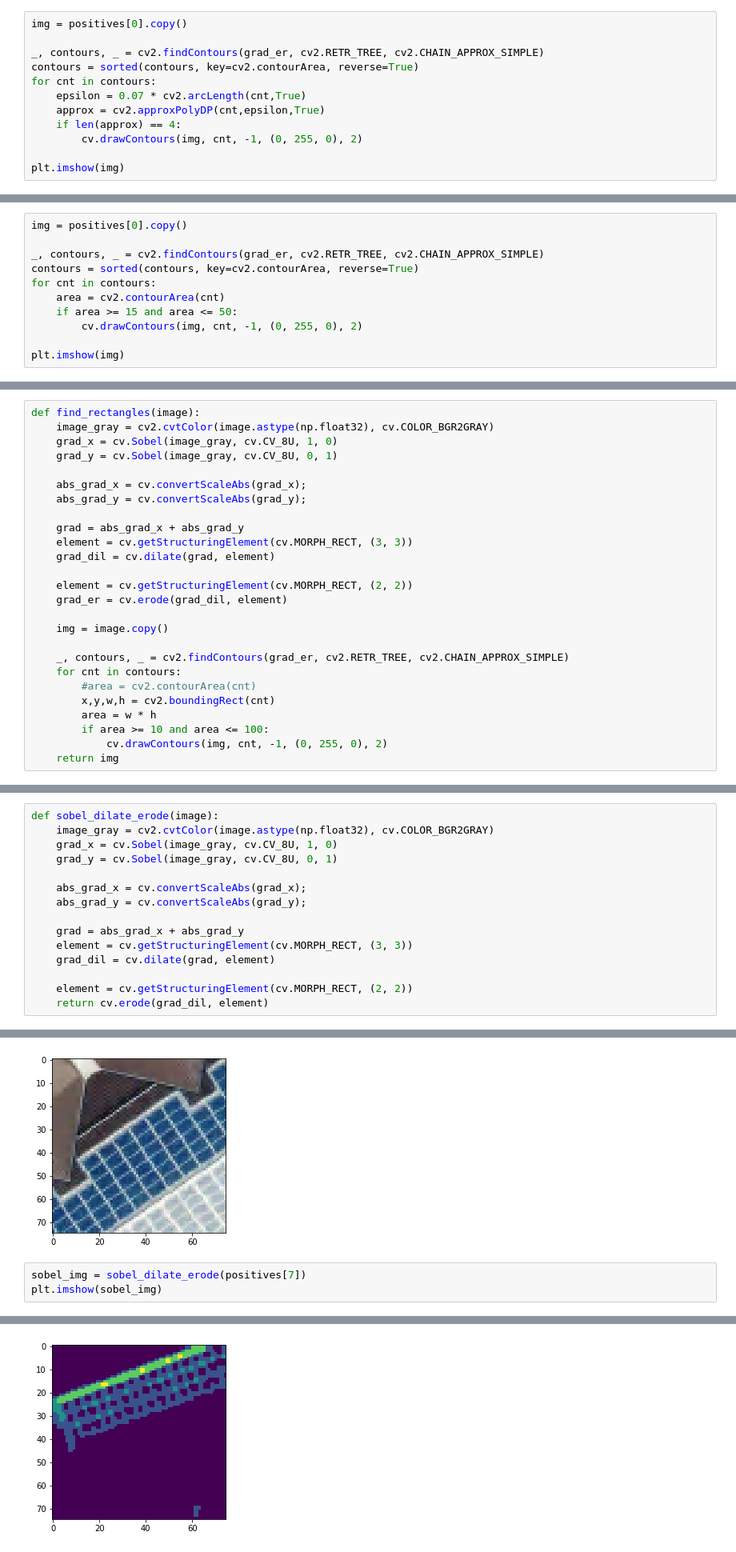
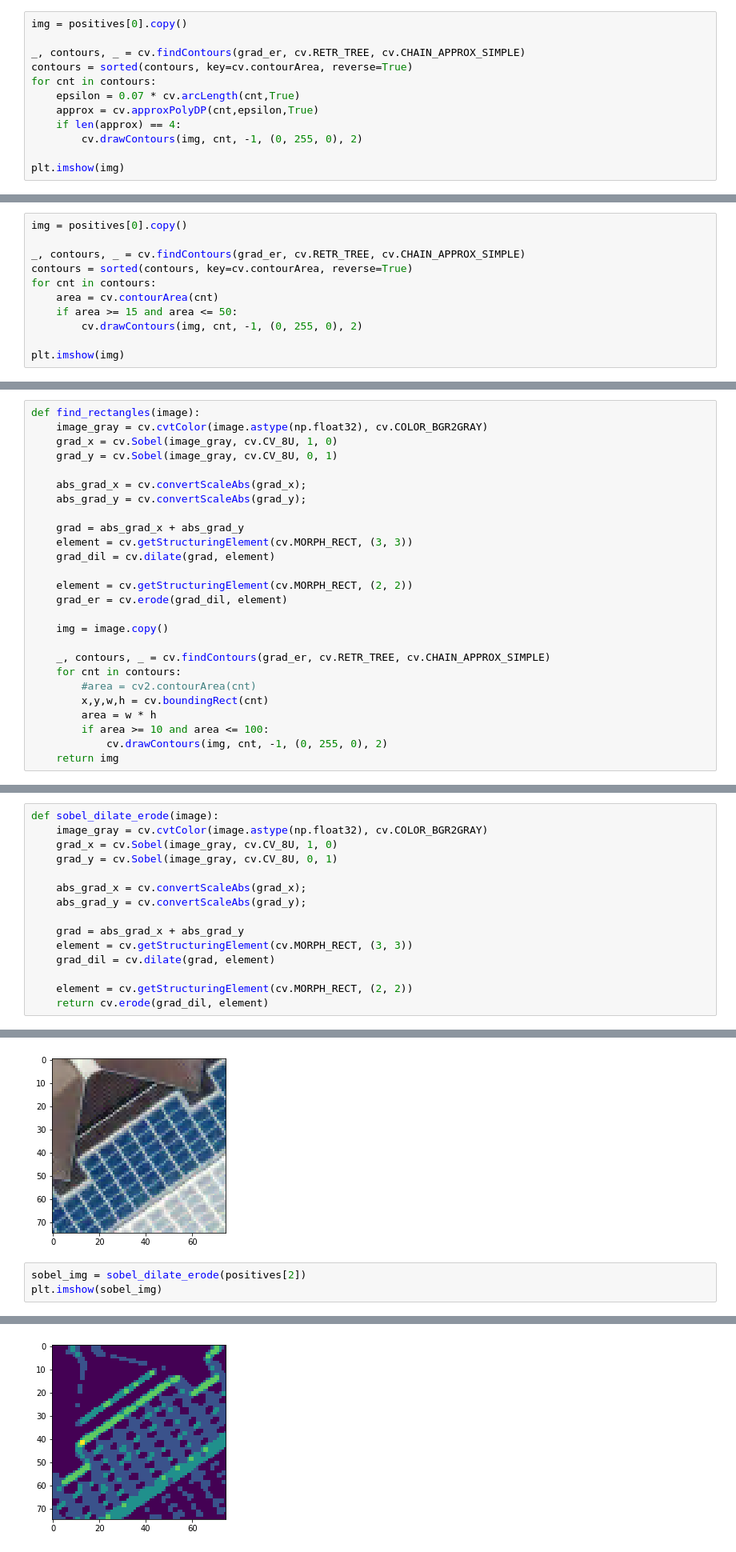
Before and after one commit to thinkpractice/DeepSolaris, a Jupyter notebook: OpenCV.ipynb, the cells around one changed output, grey strips where cells are left out. Shown at 80% size. Saved outputs shown, nothing was run; the diff lists cells and outputs as text.

```diff
--- a/OpenCV.ipynb
+++ b/OpenCV.ipynb
@@ -118,11 +118,11 @@ Clipping input data to the valid range for imshow with RGB data ([0..1] for floa
 # %%
 img = positives[0].copy()
 
-_, contours, _ = cv2.findContours(grad_er, cv2.RETR_TREE, cv2.CHAIN_APPROX_SIMPLE)
-contours = sorted(contours, key=cv2.contourArea, reverse=True)
+_, contours, _ = cv.findContours(grad_er, cv.RETR_TREE, cv.CHAIN_APPROX_SIMPLE)
+contours = sorted(contours, key=cv.contourArea, reverse=True)
 for cnt in contours:
-    epsilon = 0.07 * cv2.arcLength(cnt,True)
-    approx = cv2.approxPolyDP(cnt,epsilon,True)
+    epsilon = 0.07 * cv.arcLength(cnt,True)
+    approx = cv.approxPolyDP(cnt,epsilon,True)
     if len(approx) == 4:
         cv.drawContours(img, cnt, -1, (0, 255, 0), 2)
 
@@ -134,10 +134,10 @@ Clipping input data to the valid range for imshow with RGB data ([0..1] for floa
 # %%
 img = positives[0].copy()
 
-_, contours, _ = cv2.findContours(grad_er, cv2.RETR_TREE, cv2.CHAIN_APPROX_SIMPLE)
-contours = sorted(contours, key=cv2.contourArea, reverse=True)
+_, contours, _ = cv.findContours(grad_er, cv.RETR_TREE, cv.CHAIN_APPROX_SIMPLE)
+contours = sorted(contours, key=cv.contourArea, reverse=True)
 for cnt in contours:
-    area = cv2.contourArea(cnt)
+    area = cv.contourArea(cnt)
     if area >= 15 and area <= 50:
         cv.drawContours(img, cnt, -1, (0, 255, 0), 2)
 
@@ -148,7 +148,7 @@ Clipping input data to the valid range for imshow with RGB data ([0..1] for floa
 [figure]
 # %%
 def find_rectangles(image):
-    image_gray = cv2.cvtColor(image.astype(np.float32), cv.COLOR_BGR2GRAY)
+    image_gray = cv.cvtColor(image.astype(np.float32), cv.COLOR_BGR2GRAY)
     grad_x = cv.Sobel(image_gray, cv.CV_8U, 1, 0)
     grad_y = cv.Sobel(image_gray, cv.CV_8U, 0, 1)
 
@@ -164,10 +164,10 @@ def find_rectangles(image):
 
     img = image.copy()
 
-    _, contours, _ = cv2.findContours(grad_er, cv2.RETR_TREE, cv2.CHAIN_APPROX_SIMPLE)
+    _, contours, _ = cv.findContours(grad_er, cv.RETR_TREE, cv.CHAIN_APPROX_SIMPLE)
     for cnt in contours:
         #area = cv2.contourArea(cnt)
-        x,y,w,h = cv2.boundingRect(cnt)
+        x,y,w,h = cv.boundingRect(cnt)
         area = w * h
         if area >= 10 and area <= 100:
             cv.drawContours(img, cnt, -1, (0, 255, 0), 2)
@@ -204,7 +204,7 @@ Clipping input data to the valid range for imshow with RGB data ([0..1] for floa
 [figure]
 # %%
 def sobel_dilate_erode(image):
-    image_gray = cv2.cvtColor(image.astype(np.float32), cv.COLOR_BGR2GRAY)
+    image_gray = cv.cvtColor(image.astype(np.float32), cv.COLOR_BGR2GRAY)
     grad_x = cv.Sobel(image_gray, cv.CV_8U, 1, 0)
     grad_y = cv.Sobel(image_gray, cv.CV_8U, 0, 1)
 
@@ -222,11 +222,11 @@ plot_image(positives[2])
 # %% [output]
 [figure]
 # %%
-sobel_img = sobel_dilate_erode(positives[7])
+sobel_img = sobel_dilate_erode(positives[2])
 plt.imshow(sobel_img)
 # %% [output]
 <matplotlib.image.AxesImage at 0x...>
-[figure, old version]
+[figure, new version]
 # %%
 images = []
 for image in positives[:25]:
```
Also changed, not shown: parts of 10 cells of this notebook.
